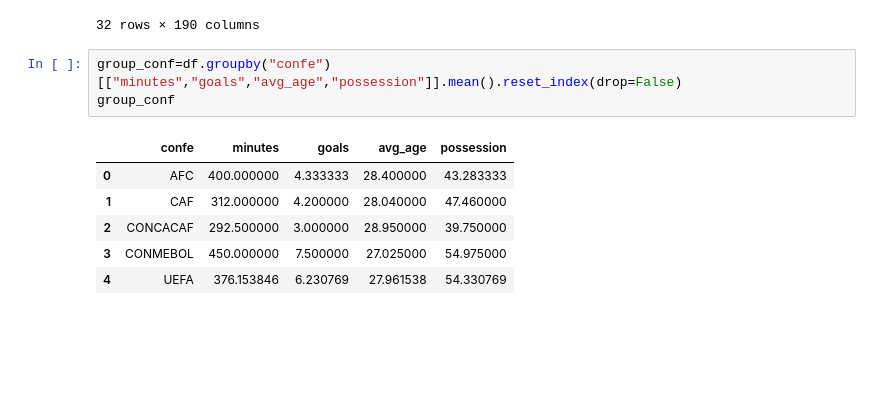
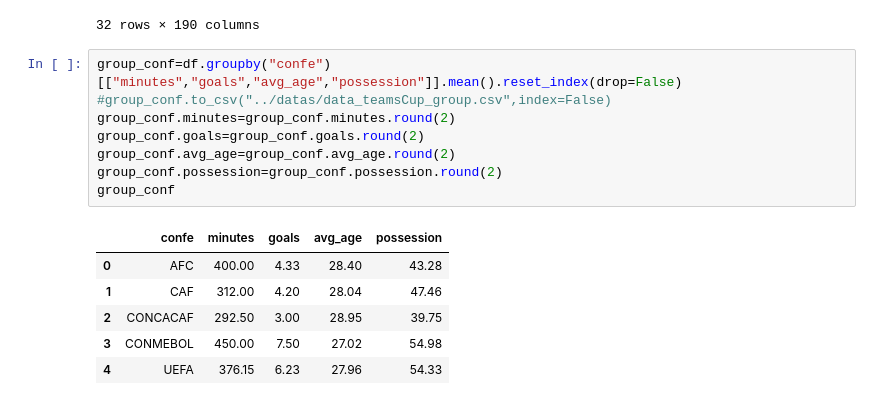
Before and after one commit to lromeror/Group_Slytheryn, a Jupyter notebook: DASHBOARD/assets/datas/teams_cup2022.ipynb, the cells around one changed output. Saved outputs shown, nothing was run; the diff lists cells and outputs as text; blank space fills up the shorter version.

```diff
--- a/DASHBOARD/assets/datas/teams_cup2022.ipynb
+++ b/DASHBOARD/assets/datas/teams_cup2022.ipynb
@@ -28,11 +28,16 @@ df
 32 rows × 190 columns
 # %%
 group_conf=df.groupby("confe")[["minutes","goals","avg_age","possession"]].mean().reset_index(drop=False)
+#group_conf.to_csv("../datas/data_teamsCup_group.csv",index=False)
+group_conf.minutes=group_conf.minutes.round(2)
+group_conf.goals=group_conf.goals.round(2)
+group_conf.avg_age=group_conf.avg_age.round(2)
+group_conf.possession=group_conf.possession.round(2)
 group_conf
 # %% [output]
 |  | confe | minutes | goals | avg_age | possession |
-| 0 | AFC | 400.000000 | 4.333333 | 28.400000 | 43.283333 |
-| 1 | CAF | 312.000000 | 4.200000 | 28.040000 | 47.460000 |
-| 2 | CONCACAF | 292.500000 | 3.000000 | 28.950000 | 39.750000 |
-| 3 | CONMEBOL | 450.000000 | 7.500000 | 27.025000 | 54.975000 |
-| 4 | UEFA | 376.153846 | 6.230769 | 27.961538 | 54.330769 |
+| 0 | AFC | 400.00 | 4.33 | 28.40 | 43.28 |
+| 1 | CAF | 312.00 | 4.20 | 28.04 | 47.46 |
+| 2 | CONCACAF | 292.50 | 3.00 | 28.95 | 39.75 |
+| 3 | CONMEBOL | 450.00 | 7.50 | 27.02 | 54.98 |
+| 4 | UEFA | 376.15 | 6.23 | 27.96 | 54.33 |
```
Also changed, not shown: parts of 8 cells of this notebook, 2 other files.
